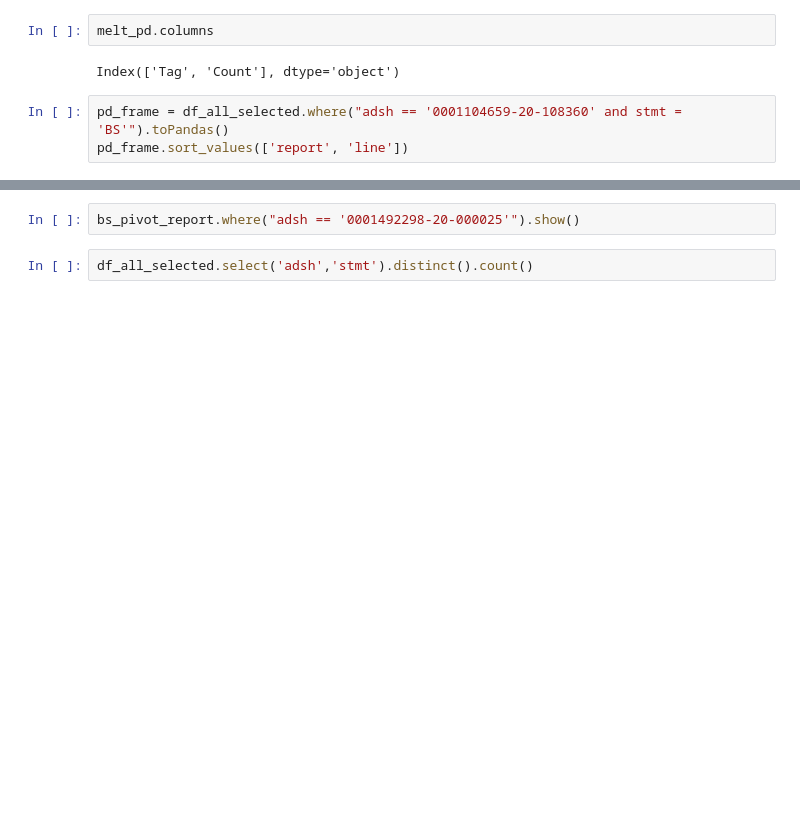
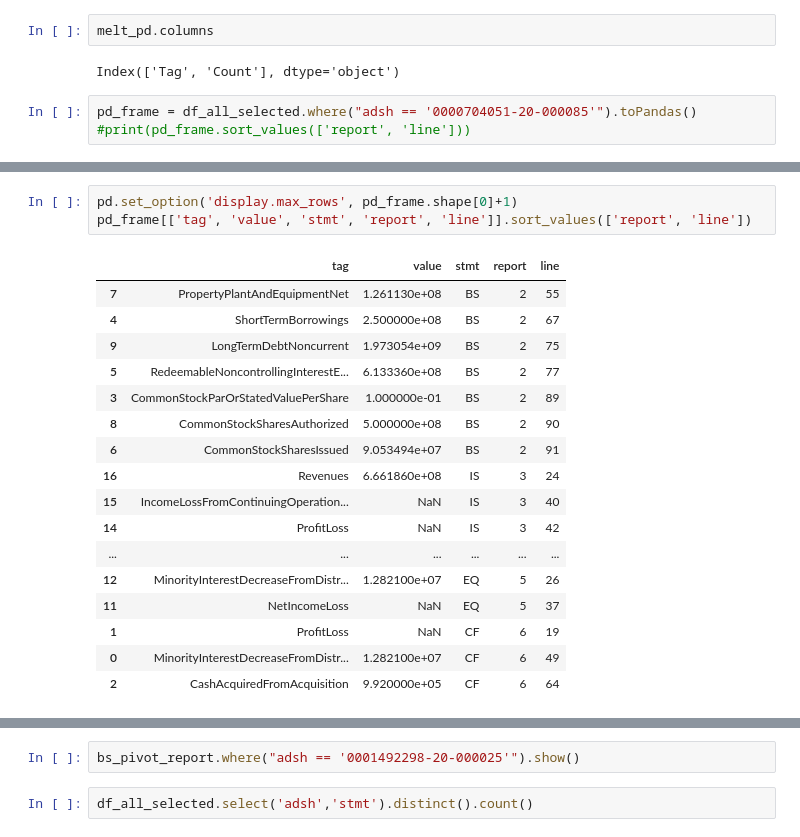
Before and after one commit to HansjoergW/bfh_mt_hs2020_sec_data, a Jupyter notebook: 04_UniformAndCompleteData.ipynb, the cells around one changed output, grey strips where cells are left out. Saved outputs shown, nothing was run; the diff lists cells and outputs as text; blank space fills up the shorter version.

```diff
--- a/04_UniformAndCompleteData.ipynb
+++ b/04_UniformAndCompleteData.ipynb
@@ -253,5 +410,5 @@ melt_pd.columns
 # %% [output]
 Index(['Tag', 'Count'], dtype='object')
 # %%
-pd_frame = df_all_selected.where("adsh == '0001104659-20-108360' and stmt = 'BS'").toPandas()
-pd_frame.sort_values(['report', 'line'])
+pd_frame = df_all_selected.where("adsh == '0000704051-20-000085'").toPandas()
+#print(pd_frame.sort_values(['report', 'line']))
@@ -275,0 +415,21 @@ pd_frame.sort_values(['report', 'line'])
+# %%
+pd.set_option('display.max_rows', pd_frame.shape[0]+1)
+pd_frame[['tag', 'value', 'stmt', 'report', 'line']].sort_values(['report', 'line'])
+# %% [output]
+|  | tag | value | stmt | report | line |
+| 7 | PropertyPlantAndEquipmentNet | 1.261130e+08 | BS | 2 | 55 |
+| 4 | ShortTermBorrowings | 2.500000e+08 | BS | 2 | 67 |
+| 9 | LongTermDebtNoncurrent | 1.973054e+09 | BS | 2 | 75 |
+| 5 | RedeemableNoncontrollingInterestE... | 6.133360e+08 | BS | 2 | 77 |
+| 3 | CommonStockParOrStatedValuePerShare | 1.000000e-01 | BS | 2 | 89 |
+| 8 | CommonStockSharesAuthorized | 5.000000e+08 | BS | 2 | 90 |
+| 6 | CommonStockSharesIssued | 9.053494e+07 | BS | 2 | 91 |
+| 16 | Revenues | 6.661860e+08 | IS | 3 | 24 |
+| 15 | IncomeLossFromContinuingOperation... | NaN | IS | 3 | 40 |
+| 14 | ProfitLoss | NaN | IS | 3 | 42 |
+| ... | ... | ... | ... | ... | ... |
+| 12 | MinorityInterestDecreaseFromDistr... | 1.282100e+07 | EQ | 5 | 26 |
+| 11 | NetIncomeLoss | NaN | EQ | 5 | 37 |
+| 1 | ProfitLoss | NaN | CF | 6 | 19 |
+| 0 | MinorityInterestDecreaseFromDistr... | 1.282100e+07 | CF | 6 | 49 |
+| 2 | CashAcquiredFromAcquisition | 9.920000e+05 | CF | 6 | 64 |
```
Also changed, not shown: parts of 30 cells of this notebook, 1 other file.
